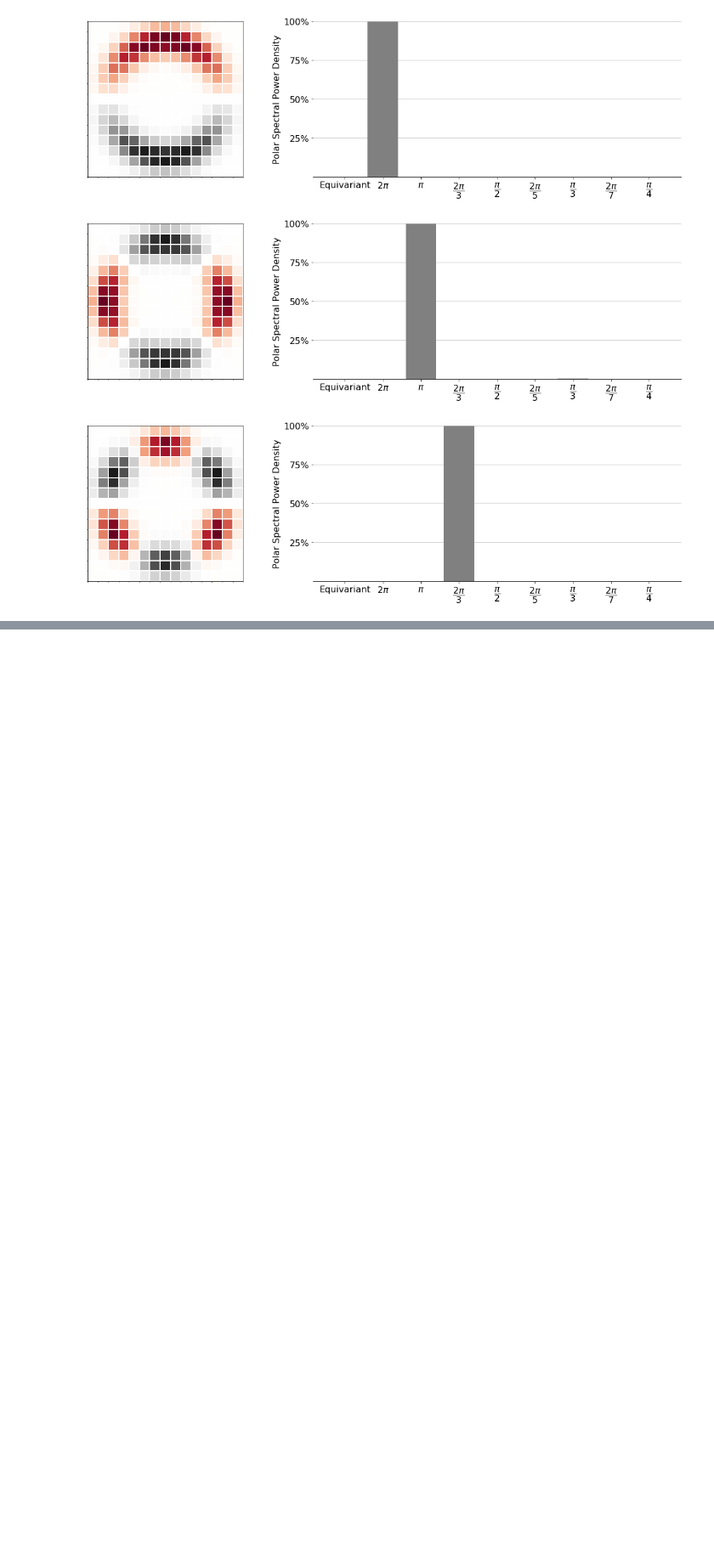
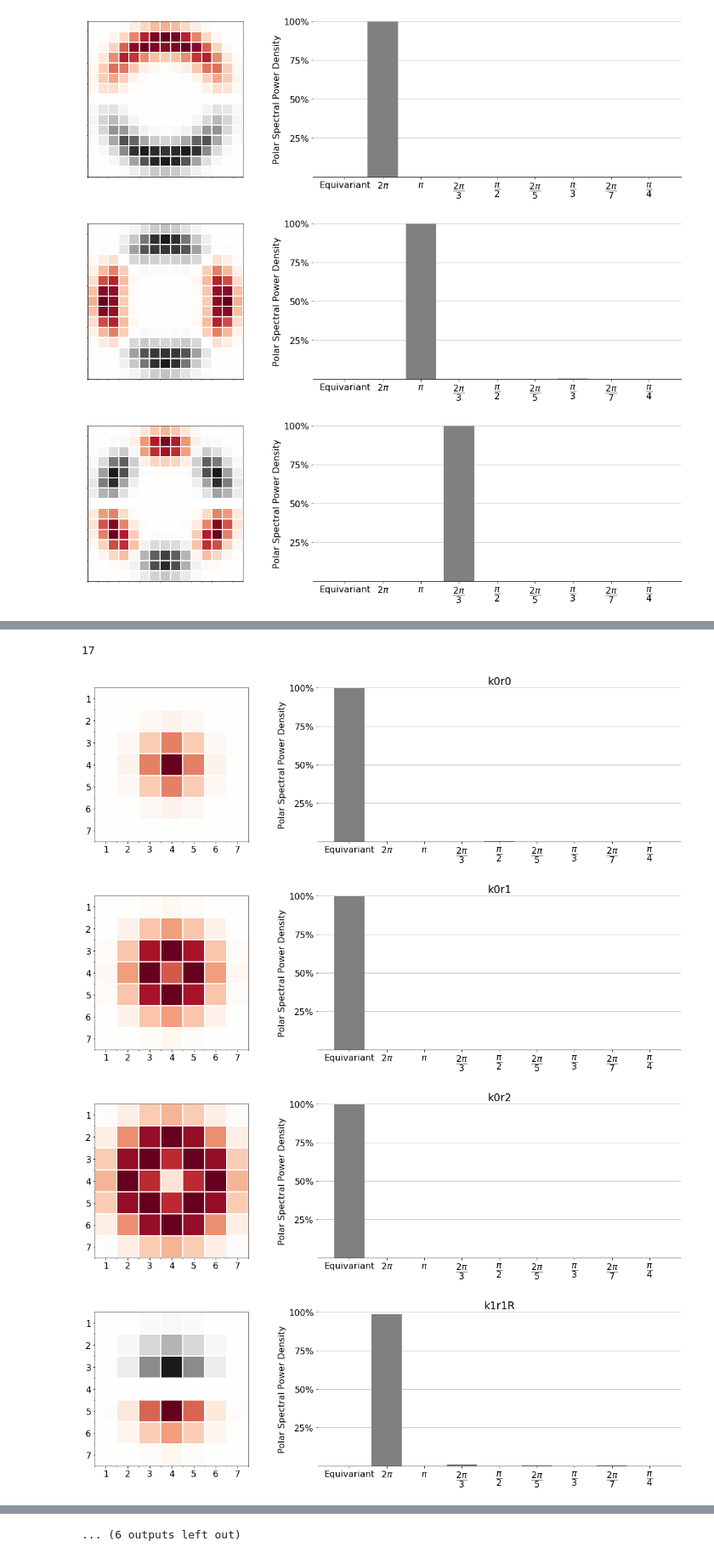
Before and after one commit to gabriel-lepetitaimon/steered-fcnn, a Jupyter notebook: OrientednessAnalysis.ipynb, the cells around one changed output, grey strips where cells are left out. Shown at 85% size. Cells and saved outputs as stored; diff of their text form; code cells hidden in the pictures; blank space fills up the shorter version.

```diff
--- a/OrientednessAnalysis.ipynb
+++ b/OrientednessAnalysis.ipynb
@@ -198,0 +194,14 @@ with np.printoptions(precision=3, suppress=True):
+# %%
+from src.steered_cnn import SteerableKernelBase
+base = SteerableKernelBase.create_from_rk(4, std=.5, size=None)
+# %%
+print(len(base.base))
+for i, k_label in enumerate(base.kernels_label):
+    plot_filter(base.base[i], spd=16)
+    plt.title(k_label)
+# %% [output]
+17
+[figure, added]
+[figure, added]
+[figure, added]
+[figure, added]
@@ -198,0 +215 @@ with np.printoptions(precision=3, suppress=True):
+... (6 outputs left out)
```
Also changed, not shown: parts of 21 cells of this notebook, 3 other files.
